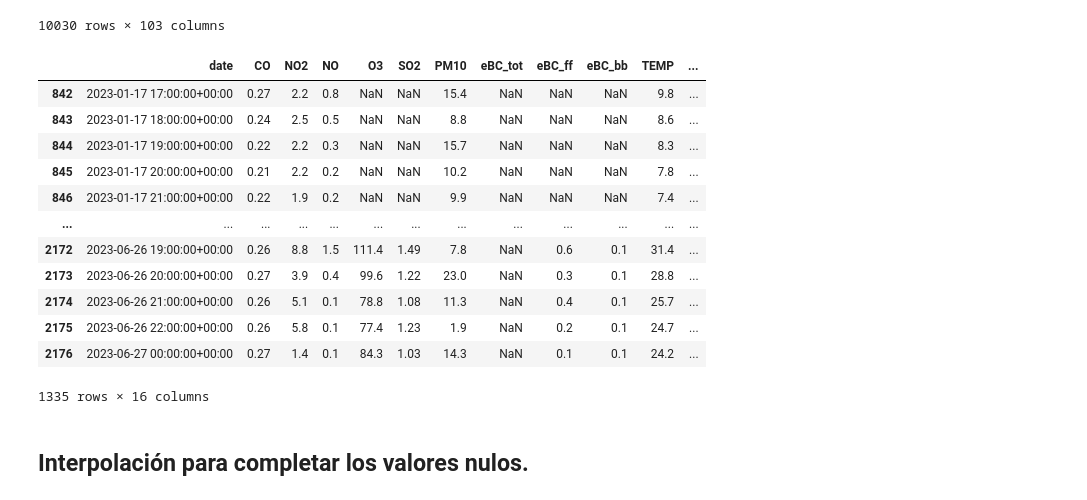
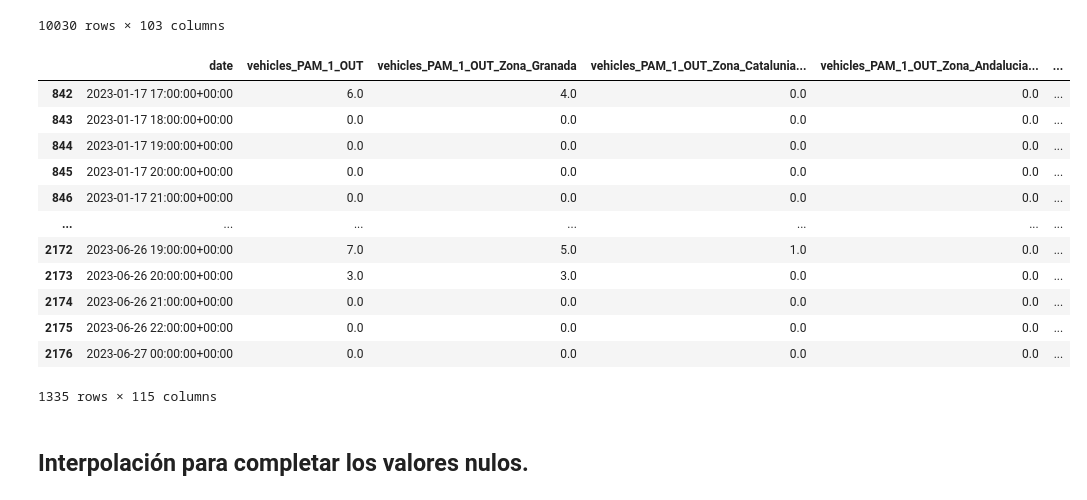
Before and after one commit to eigenric/TFG, a Jupyter notebook: notebooks/Pipeline3.ipynb, the cells around one changed output. Cells and saved outputs as stored; diff of their text form; code cells hidden in the pictures.

```diff
--- a/notebooks/Pipeline3.ipynb
+++ b/notebooks/Pipeline3.ipynb
@@ -148,31 +151,46 @@ trafico_contamina_interseccion["Date"] = pd.to_datetime(trafico_contamina_inters
 trafico_contamina_interseccion["Date"] = trafico_contamina_interseccion["Date"].dt.tz_localize("UTC")
 trafico_contamina_interseccion.rename(columns={'Date': 'date'}, inplace=True)
 # %%
-columns_interseccion = ["CO", "NO2", "NO", "O3", "SO2", "PM10", "eBC_tot", "eBC_ff", "eBC_bb", "TEMP", "RH", "WS", "WD", "PRES", "eBC"]
+columns_interseccion = [
+    "CO",
+    "NO2",
+    "NO",
+    "O3",
+    "PM10",
+    "eBC_ff",
+    "eBC_bb",
+    "TEMP",
+    "RH",
+    "WS",
+    "WD",
+    "PRES"
+]
+# Combinamos ambas listas
+columns_interseccion = columns + columns_interseccion
 
 trafico_pam = trafico_contamina_interseccion[trafico_contamina_interseccion["truck_pos"] == "PAM_2"]
 
 df_int = trafico_pam[["date"] + columns_interseccion]
 columnas_int64 = df_int.select_dtypes(include='int64').columns
 
 # Convertir esas columnas a float64
 df_int[columnas_int64] = df_int[columnas_int64].astype('float64')
 
 df_int
 # %% [output]
-|  | date | CO | NO2 | NO | O3 | SO2 | PM10 | eBC_tot | eBC_ff | eBC_bb | TEMP | ... |
-| 842 | 2023-01-17 17:00:00+00:00 | 0.27 | 2.2 | 0.8 | NaN | NaN | 15.4 | NaN | NaN | NaN | 9.8 | ... |
-| 843 | 2023-01-17 18:00:00+00:00 | 0.24 | 2.5 | 0.5 | NaN | NaN | 8.8 | NaN | NaN | NaN | 8.6 | ... |
-| 844 | 2023-01-17 19:00:00+00:00 | 0.22 | 2.2 | 0.3 | NaN | NaN | 15.7 | NaN | NaN | NaN | 8.3 | ... |
-| 845 | 2023-01-17 20:00:00+00:00 | 0.21 | 2.2 | 0.2 | NaN | NaN | 10.2 | NaN | NaN | NaN | 7.8 | ... |
-| 846 | 2023-01-17 21:00:00+00:00 | 0.22 | 1.9 | 0.2 | NaN | NaN | 9.9 | NaN | NaN | NaN | 7.4 | ... |
-| ... | ... | ... | ... | ... | ... | ... | ... | ... | ... | ... | ... | ... |
-| 2172 | 2023-06-26 19:00:00+00:00 | 0.26 | 8.8 | 1.5 | 111.4 | 1.49 | 7.8 | NaN | 0.6 | 0.1 | 31.4 | ... |
-| 2173 | 2023-06-26 20:00:00+00:00 | 0.27 | 3.9 | 0.4 | 99.6 | 1.22 | 23.0 | NaN | 0.3 | 0.1 | 28.8 | ... |
-| 2174 | 2023-06-26 21:00:00+00:00 | 0.26 | 5.1 | 0.1 | 78.8 | 1.08 | 11.3 | NaN | 0.4 | 0.1 | 25.7 | ... |
-| 2175 | 2023-06-26 22:00:00+00:00 | 0.26 | 5.8 | 0.1 | 77.4 | 1.23 | 1.9 | NaN | 0.2 | 0.1 | 24.7 | ... |
-| 2176 | 2023-06-27 00:00:00+00:00 | 0.27 | 1.4 | 0.1 | 84.3 | 1.03 | 14.3 | NaN | 0.1 | 0.1 | 24.2 | ... |
+|  | date | vehicles_PAM_1_OUT | vehicles_PAM_1_OUT_Zona_Granada | vehicles_PAM_1_OUT_Zona_Catalunia... | vehicles_PAM_1_OUT_Zona_Andalucia... | ... |
+| 842 | 2023-01-17 17:00:00+00:00 | 6.0 | 4.0 | 0.0 | 0.0 | ... |
+| 843 | 2023-01-17 18:00:00+00:00 | 0.0 | 0.0 | 0.0 | 0.0 | ... |
+| 844 | 2023-01-17 19:00:00+00:00 | 0.0 | 0.0 | 0.0 | 0.0 | ... |
+| 845 | 2023-01-17 20:00:00+00:00 | 0.0 | 0.0 | 0.0 | 0.0 | ... |
+| 846 | 2023-01-17 21:00:00+00:00 | 0.0 | 0.0 | 0.0 | 0.0 | ... |
+| ... | ... | ... | ... | ... | ... | ... |
+| 2172 | 2023-06-26 19:00:00+00:00 | 7.0 | 5.0 | 1.0 | 0.0 | ... |
+| 2173 | 2023-06-26 20:00:00+00:00 | 3.0 | 3.0 | 0.0 | 0.0 | ... |
+| 2174 | 2023-06-26 21:00:00+00:00 | 0.0 | 0.0 | 0.0 | 0.0 | ... |
+| 2175 | 2023-06-26 22:00:00+00:00 | 0.0 | 0.0 | 0.0 | 0.0 | ... |
+| 2176 | 2023-06-27 00:00:00+00:00 | 0.0 | 0.0 | 0.0 | 0.0 | ... |
-1335 rows × 16 columns
+1335 rows × 115 columns
 # %% [markdown]
 ## Interpolación para completar los valores nulos.
 # %% [markdown]
```
Also changed, not shown: parts of 58 cells of this notebook.
